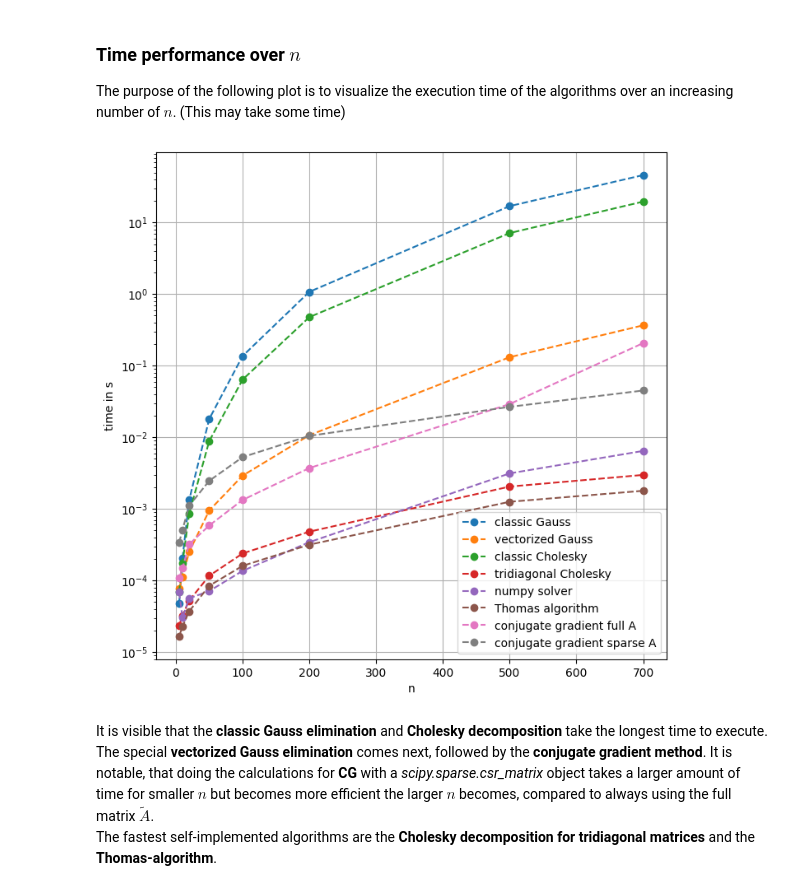
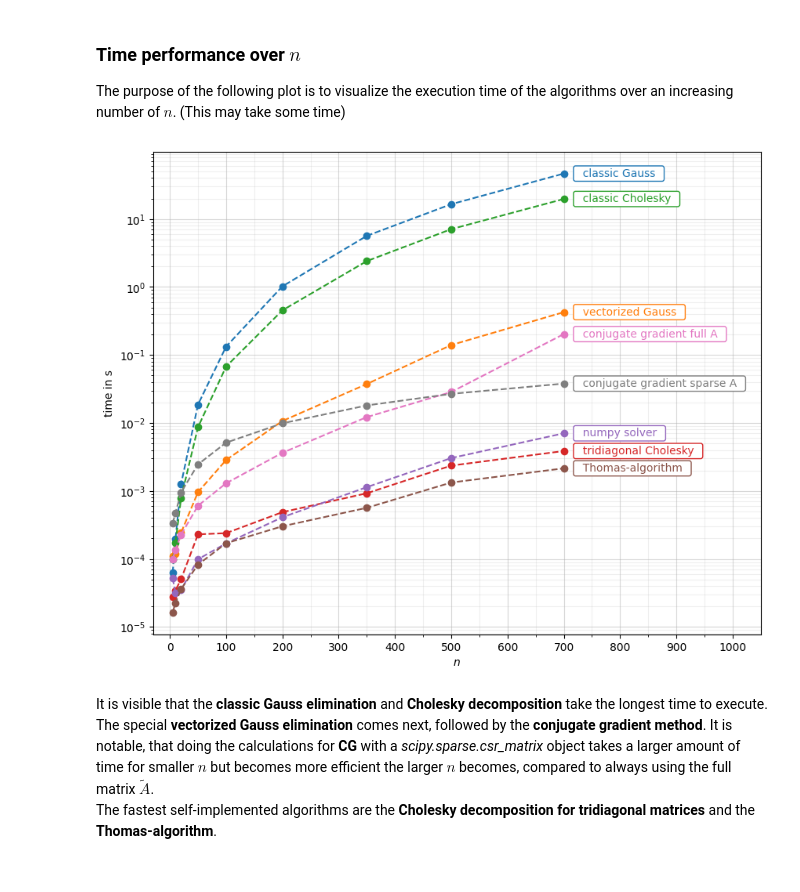
Before and after one commit to ajayhanssen/ThermalBar, a Jupyter notebook: thermalBar.ipynb, the cells around one changed output. Cells and saved outputs as stored; diff of their text form; code cells hidden in the pictures.

Commit message:
better plotting

```diff
--- a/thermalBar.ipynb
+++ b/thermalBar.ipynb
@@ -413,7 +413,7 @@ In these experiments, the **Richardson iteration** and the **steepest gradient m
 ### Time performance over $n$
 The purpose of the following plot is to visualize the execution time of the algorithms over an increasing number of $n$. (This may take some time)
 # %%
-ns = [5, 10, 20, 50, 100, 200, 500, 700]
+ns = [5, 10, 20, 50, 100, 200, 350, 500, 700]
 t_cls_gauss, t_vec_gauss, t_cls_chol, t_trid_chol, t_numpy, t_thomas, t_cg, t_cg_sparse = [], [], [], [], [], [], [], []
 
 for en in ns:
@@ -428,23 +428,46 @@ for en in ns:
     t_cg.append(timeit.timeit(stmt=lambda: conjugate_gradient(An, bn, np.zeros_like(bn), 10000), number=1))
     t_cg_sparse.append(timeit.timeit(stmt=lambda: conjugate_gradient(spAn, bn, np.zeros_like(bn), 10000), number=1))
 # %%
-fig, ax = plt.subplots(1, 1, figsize=(8,8))
+fig, ax = plt.subplots(1, 1, figsize=(10,8))
 ax.semilogy(ns, t_cls_gauss, label="classic Gauss", linestyle="--", marker="o")
 ax.semilogy(ns, t_vec_gauss, label="vectorized Gauss", linestyle="--", marker="o")
 ax.semilogy(ns, t_cls_chol, label="classic Cholesky", linestyle="--", marker="o")
 ax.semilogy(ns, t_trid_chol, label="tridiagonal Cholesky", linestyle="--", marker="o")
 ax.semilogy(ns, t_numpy, label="numpy solver", linestyle="--", marker="o")
-ax.semilogy(ns, t_thomas, label="Thomas algorithm", linestyle="--", marker="o")
+ax.semilogy(ns, t_thomas, label="Thomas-algorithm", linestyle="--", marker="o")
 ax.semilogy(ns, t_cg, label="conjugate gradient full A", linestyle="--", marker="o")
 ax.semilogy(ns, t_cg_sparse, label="conjugate gradient sparse A", linestyle="--", marker="o")
-ax.legend(loc="lower right")
 ax.set_ylabel("time in s")
-ax.set_xlabel("n")
-ax.grid()
+ax.set_xlabel(r"$n$")
+ax.set_xticks(np.arange(0, 1001, 100))
+ax.set_xticks(np.arange(0, 1001, 50), minor=True)
+ax.grid(which='minor', alpha=0.2)
+ax.grid(which='major', alpha=0.5)
+ax.set_xlim(right=max(ns) * 1.5)
+
+# plot name to last point
+lines = ax.get_lines()
+for line in lines:
+    x_data = line.get_xdata()
+    y_data = line.get_ydata()
+
+    ax.text(
+        x_data[-1]*1.03,
+        y_data[-1],
+        "  " + line.get_label() + "  ",
+        color=line.get_color(),
+        va='center',
+        bbox=dict(
+            boxstyle="round,pad=0.2",
+            facecolor="white",
+            edgecolor=line.get_color(),
+            linewidth=1
+        )
+    )
 
 plt.show()
 # %% [output]
-[figure, old version]
+[figure, new version]
 # %% [markdown]
 It is visible that the **classic Gauss elimination** and **Cholesky decomposition** take the longest time to execute. The special **vectorized Gauss elimination** comes next, followed by the **conjugate gradient method**. It is notable, that doing the calculations for **CG** with a *scipy.sparse.csr_matrix* object takes a larger amount of time for smaller $n$ but becomes more efficient the larger $n$ becomes, compared to always using the full matrix $\utilde{A}$.
 The fastest self-implemented algorithms are the **Cholesky decomposition for tridiagonal matrices** and the **Thomas-algorithm**.
```
